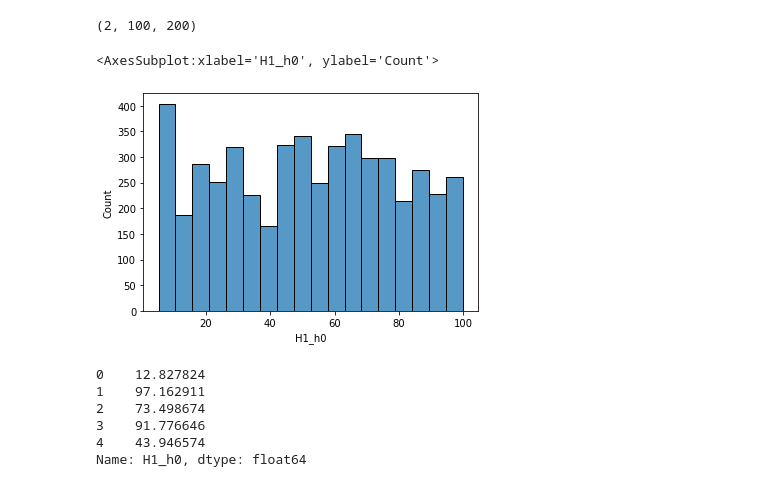
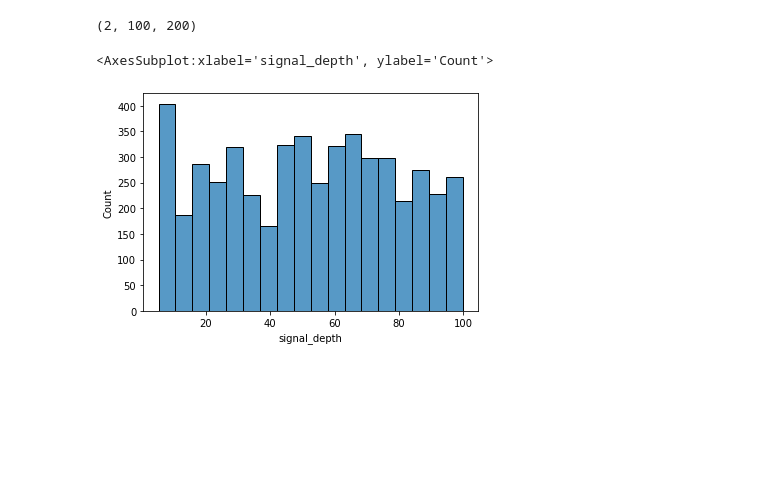
Before and after one commit to analokmaus/kaggle-g2net-2022-private, a Jupyter notebook: 01_eda.ipynb, the cells around one changed output. Saved outputs shown, nothing was run; the diff lists cells and outputs as text; code cells hidden in the pictures; blank space fills up the shorter version.

```diff
--- a/01_eda.ipynb
+++ b/01_eda.ipynb
@@ -409,10 +411,10 @@ np.stack([np.ones((100, 200)), np.ones((100, 200))]).shape
 # %%
 v0_df = pd.read_csv('input/g2net-detecting-continuous-gravitational-waves/v0.csv')
 # %%
-sns.histplot(1e-23/v0_df['H1_h0'])
+sns.histplot(v0_df.query('target == 1')['signal_depth'])
 # %% [output]
-<AxesSubplot:xlabel='H1_h0', ylabel='Count'>
+<AxesSubplot:xlabel='signal_depth', ylabel='Count'>
-[figure, old version]
+[figure, new version]
 # %%
 ds = G2Net2022Dataset(
     v0_df,
@@ -425,10 +428 @@ ds = G2Net2022Dataset(
-# %%
-(1e-23/v0_df['H1_h0']).head()
-# %% [output]
-0    12.827824
-1    97.162911
-2    73.498674
-3    91.776646
-4    43.946574
-Name: H1_h0, dtype: float64
 # %%
```
Also changed, not shown: parts of 7 cells of this notebook, 6 other files.
